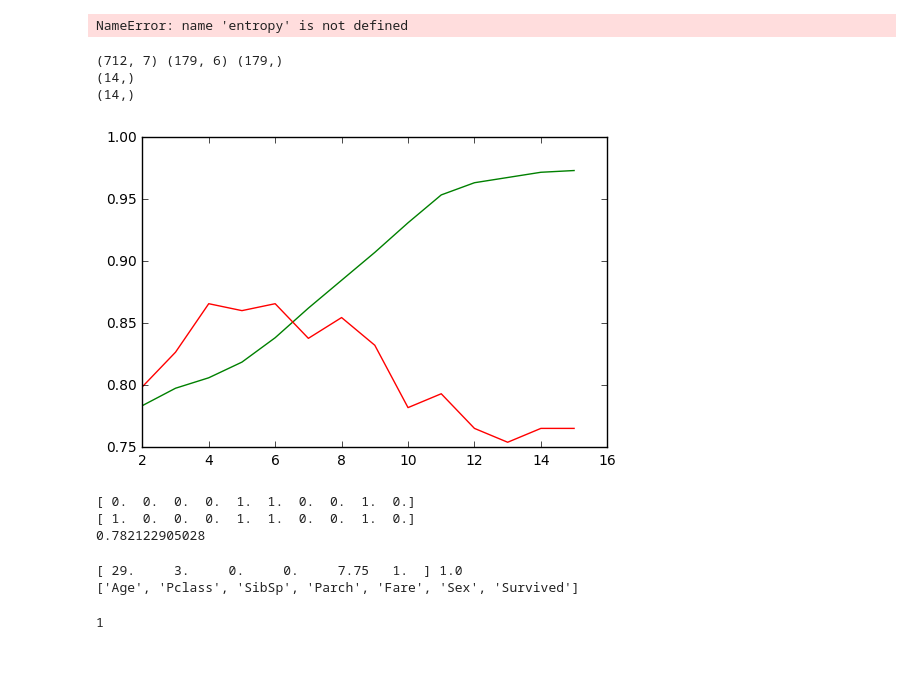
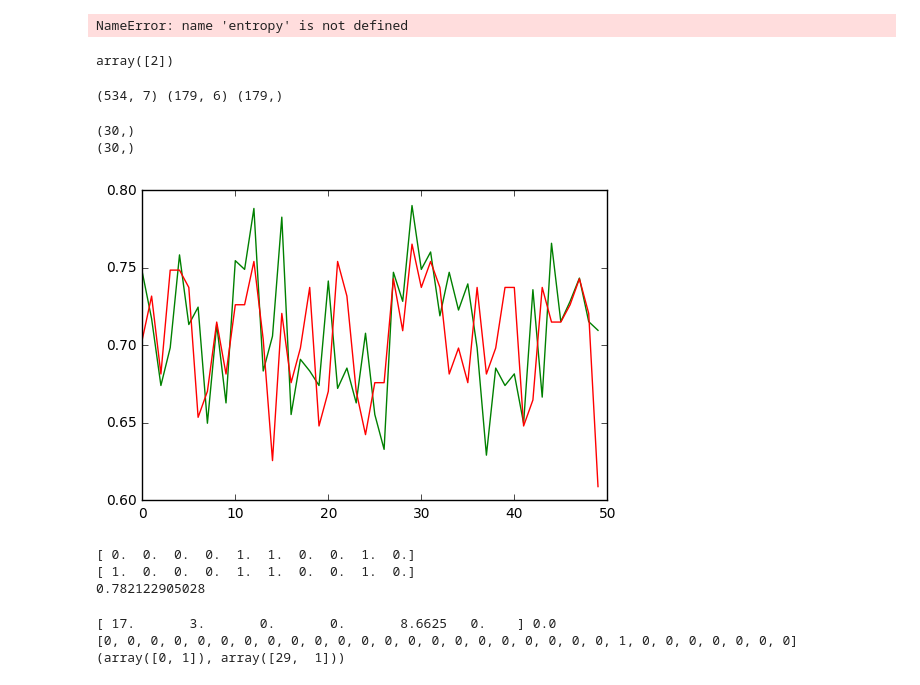
Before and after one commit to coding-blocks-archives/Perceptron2017Spring, a Jupyter notebook: class_07/DecisionTree.ipynb, the cells around one changed output. Saved outputs shown, nothing was run; the diff lists cells and outputs as text; code cells hidden in the pictures.

Commit message:
Random FOrests

```diff
--- a/class_07/DecisionTree.ipynb
+++ b/class_07/DecisionTree.ipynb
@@ -93,10 +93,10 @@ NameError: name 'entropy' is not defined
 # %%
 def entropy(dataset, col=-1):
     if dataset.shape[0] == 0:
-        return 0
+        return 1
     p = dataset[:, col].mean()
     if p == 1 or p == 0:
-        return 0.0
+        return 1.0
     ent = (-1.0 * p * np.log2(p)) + (-1.0 * (1.0 - p) * np.log2(1.0 - p))
     return ent
 
@@ -112,7 +112,7 @@ def information_gain(parent_set, child_1, child_2):
 # %%
 INF = 100000
 class DT:
-    def __init__(self, depth=0, max_depth=10):
+    def __init__(self, depth=0, max_depth=10, select_cols=None, P=3):
         self.left = None
         self.right = None
         self.col_id = None
@@ -121,16 +121,25 @@ class DT:
         self.max_depth = max_depth
         self.n_survival = None
         self.n_death = None
+        self.select_cols = select_cols
+        self.P = P
+
+    def finalize_cols(self, n_cols=1):
+        col_ids = range(n_cols)
+        if self.select_cols == None:
+            self.select_cols = np.random.choice(col_ids, self.P)
 
     def get_best_gain(self, dataset):
 
-        n_cols = 6 # number of columns in data
+        n_cols = dataset.shape[1] - 1 # number of columns in data
         all_gains = []
+
+        self.finalize_cols(n_cols)
 
         self.n_survival = dataset[:, -1].sum()
         self.n_death = dataset.shape[0] - self.n_survival
 
-        for cx in range(n_cols):
+        for cx in self.select_cols:
             mean_val_cx = dataset[:, cx].mean()
             right, left = data_split(dataset, cx, mean_val_cx)
 
@@ -143,11 +152,11 @@ class DT:
         data_right, data_left = data_split(dataset, self.col_id, self.value)
 
         if data_left.shape[0] > 0 and self.depth < self.max_depth:
-            self.left = DT(depth=self.depth+1, max_depth=self.max_depth)
+            self.left = DT(depth=self.depth+1, max_depth=self.max_depth, P=self.P, select_cols=self.select_cols)
             self.left.get_best_gain(data_left)
 
         if data_right.shape[0] > 0 and self.depth < self.max_depth:
-            self.right = DT(depth=self.depth+1, max_depth=self.max_depth)
+            self.right = DT(depth=self.depth+1, max_depth=self.max_depth, P=self.P, select_cols=self.select_cols)
             self.right.get_best_gain(data_right)
         return
 
@@ -179,11 +188,12 @@ class DT:
 # %%
 # dt = DT(max_depth=10)
 # dt.get_best_gain(data)
+np.random.choice([1, 3, 2, 4], 1)
+# %% [output]
+array([2])
 # %%
 split = int(0.80 * data.shape[0])
-X_train = data[:split, :]
-y_train = data[:split, -1]
-y_tr_pred = np.zeros(y_train.shape)
+M = int(0.6 * data.shape[0])
 
 X_test = data[split:, :-1]
 y_test = data[split:, -1]
@@ -192,12 +202,18 @@ print X_train.shape, X_test.shape, y_test.shape
 
 y_pred = np.zeros(y_test.shape)
 
-all_depths = range(2, 16)
+n_trees = 30
 acc_train = []
 acc_test = []
 
-for dpx in all_depths:
-    dt = DT(max_depth=dpx)
+trees = []
+
+for dpx in range(n_trees):
+    random_rows = np.random.choice(range(data.shape[0]), M)
+    X_train = data[random_rows, :]
+    y_train = data[random_rows, -1]
+    y_tr_pred = np.zeros(y_train.shape)
+    dt = DT(max_depth=6, P=4)
     dt.get_best_gain(X_train)
 
     correct = 0
@@ -217,23 +233,24 @@ for dpx in all_depths:
 
     # print "Training Accuracy:", str(100*float(cr_train)/y_train.shape[0]) + "%"
     # print "Test Accuracy:", str(100*float(correct)/y_pred.shape[0]) + "%"
+    trees.append(dt)
 acc_train = np.asarray(acc_train)
 acc_test = np.asarray(acc_test)
 
 print acc_train.shape
 print acc_test.shape
 # %% [output]
-(712, 7) (179, 6) (179,)
-(14,)
-(14,)
+(534, 7) (179, 6) (179,)
+(30,)
+(30,)
 # %%
 plt.figure(0)
-plt.plot(all_depths, acc_train, 'g')
-plt.plot(all_depths, acc_test, 'r')
+plt.plot(acc_train, 'g')
+plt.plot(acc_test, 'r')
 
 plt.show()
 # %% [output]
-[figure, old version]
+[figure, new version]
 # %%
 print y_pred[:10]
 print y_test[:10]
@@ -242,12 +259,16 @@ print y_test[:10]
 [ 1.  0.  0.  0.  1.  1.  0.  0.  1.  0.]
 0.782122905028
 # %%
-n = 300
+n = 500
 ex = data[n, :-1]
 print ex, data[n, -1]
-print cols
-dt.predict(ex)
+
+res = []
+for tx in trees:
+    res.append(tx.predict(ex))
+print res
+print np.unique(res, return_counts=True)
 # %% [output]
-[ 29.     3.     0.     0.     7.75   1.  ] 1.0
-['Age', 'Pclass', 'SibSp', 'Parch', 'Fare', 'Sex', 'Survived']
+[ 17.       3.       0.       0.       8.6625   0.    ] 0.0
+[0, 0, 0, 0, 0, 0, 0, 0, 0, 0, 0, 0, 0, 0, 0, 0, 0, 0, 0, 0, 0, 0, 1, 0, 0, 0, 0, 0, 0, 0]
+(array([0, 1]), array([29,  1]))
-1
```
Also changed, not shown: parts of 1 cell of this notebook.
